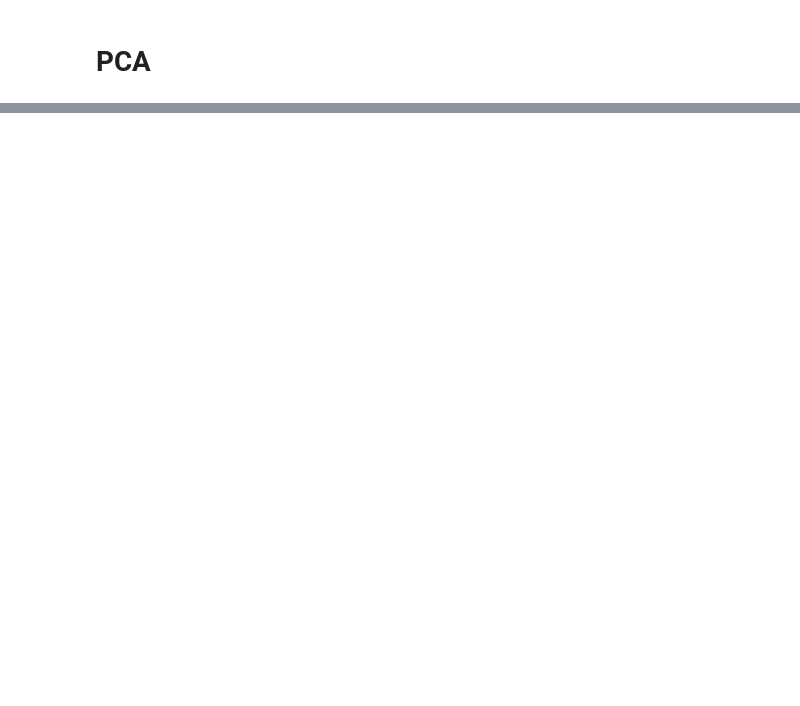
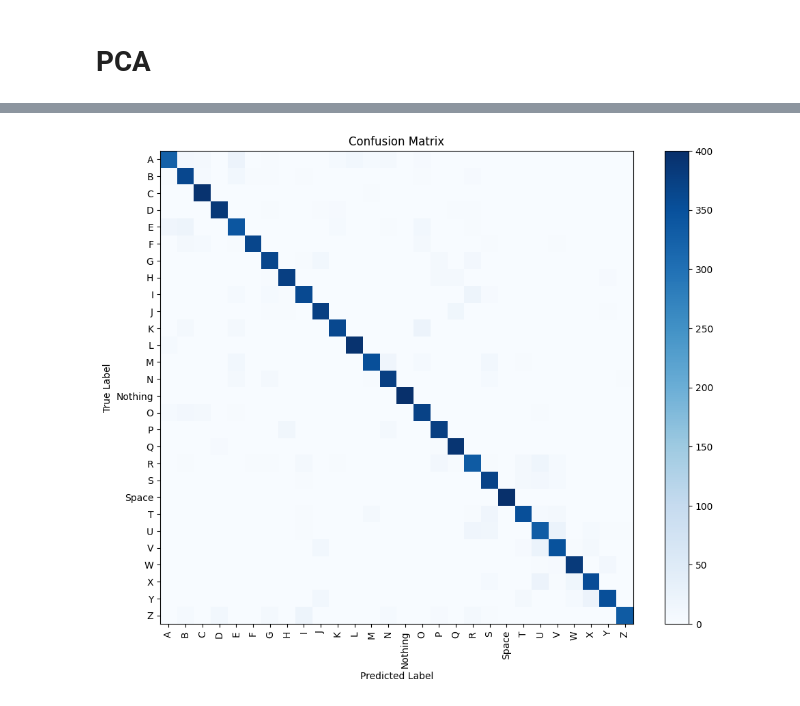
Before and after one commit to knvramana/COMP-6721-SUMMER-PROJECT, a Jupyter notebook: supervised_learning.ipynb, the cells around one changed output, grey strips where cells are left out. Drawn from its saved outputs; the diff is of its cells as text; code cells hidden in the pictures; blank space fills up the shorter version.

```diff
--- a/supervised_learning.ipynb
+++ b/supervised_learning.ipynb
@@ -157,0 +125,3 @@ plt.show()
+# %%
+classifier = DecisionTreeClassifier(max_depth=12, criterion='entropy', random_state=2411)
+classifier.fit(X_labeled.get(), y_labeled.get())
@@ -157,0 +130,7 @@ plt.show()
+# %%
+from sklearn.metrics import accuracy_score, confusion_matrix
+y_pred = cp.asarray(classifier.predict(X_unlabeled.get()))  # Convert the predictions to cuPy array
+
+# Calculate accuracy
+accuracy = accuracy_score(y_unlabeled.get(), y_pred.get())  # .get() retrieves the underlying numpy arrays
+print("Accuracy:", accuracy)
@@ -157,0 +174,7 @@ plt.show()
+# %%
+y_test_np = y_unlabeled.get()
+y_pred_np = y_pred.get()
+# %%
+cm = confusion_matrix(y_test_np, y_pred_np)
+print("Confusion Matrix:")
+print(cm)
@@ -157,0 +199,15 @@ plt.show()
+# %%
+import matplotlib.pyplot as plt
+
+plt.figure(figsize=(12, 9))
+plt.imshow(cm, interpolation='nearest', cmap=plt.cm.Blues)
+plt.title('Confusion Matrix')
+plt.colorbar()
+tick_marks = np.arange(len(label_encoder.classes_))
+plt.xticks(tick_marks, label_encoder.classes_, rotation=90)
+plt.yticks(tick_marks, label_encoder.classes_)
+plt.xlabel('Predicted Label')
+plt.ylabel('True Label')
+plt.show()
+# %% [output]
+[figure, added]
```
Also changed, not shown: parts of 22 cells of this notebook.
